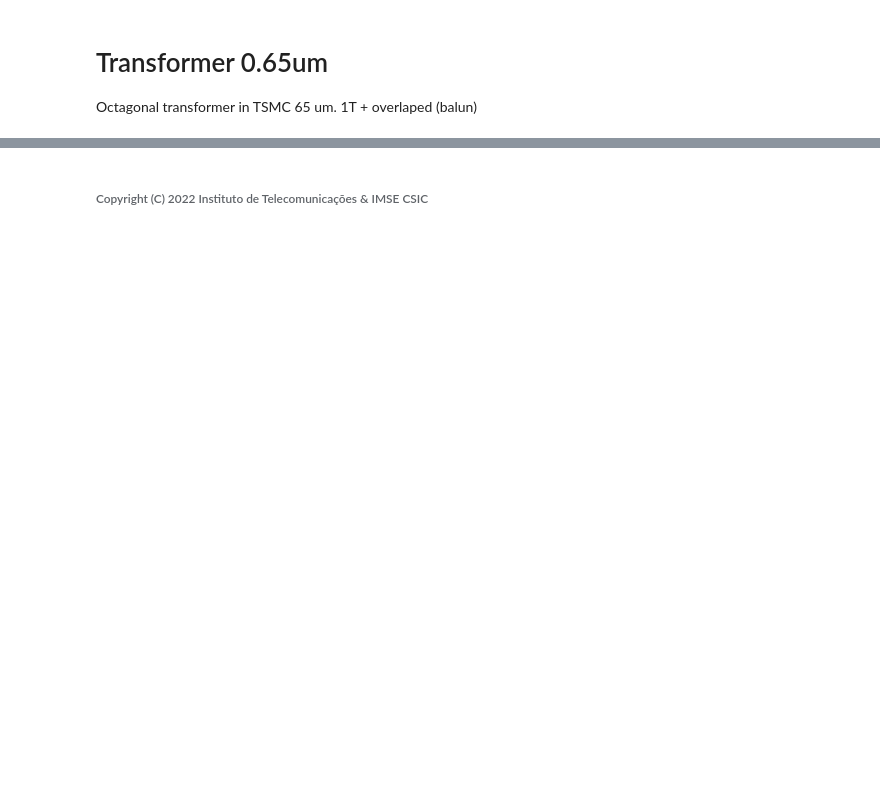
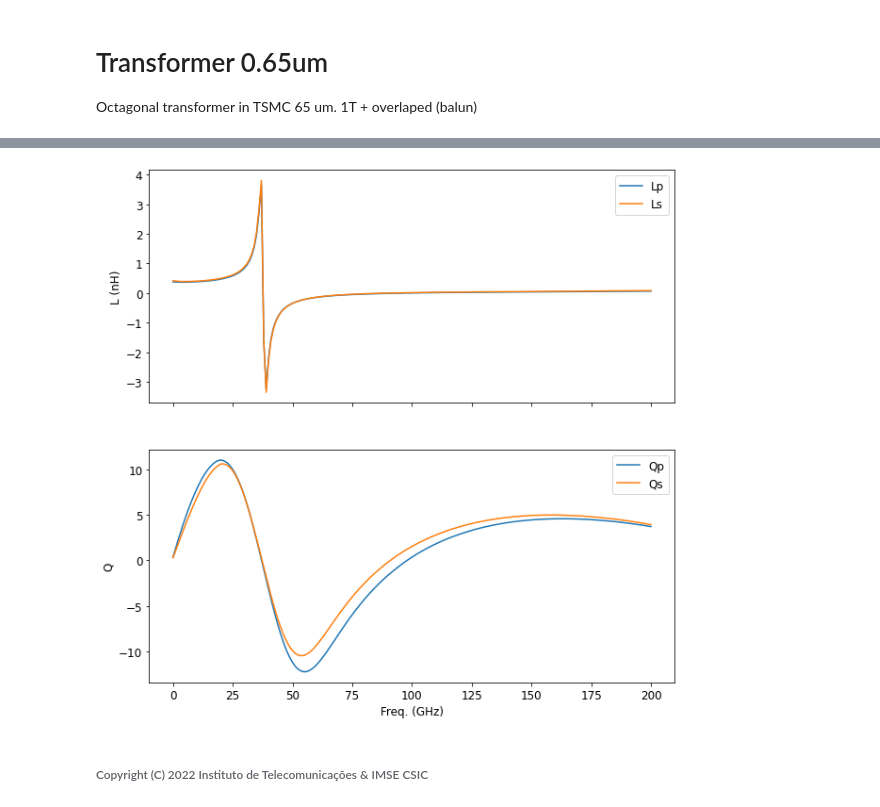
Before and after one commit to nunocclourenco/pacosyt, a Jupyter notebook: notebooks/models_transf_balun_srf38.ipynb, the cells around one changed output, grey strips where cells are left out. Saved outputs shown, nothing was run; the diff lists cells and outputs as text; code cells hidden in the pictures; blank space fills up the shorter version.

```diff
--- a/notebooks/models_transf_balun_srf38.ipynb
+++ b/notebooks/models_transf_balun_srf38.ipynb
@@ -78,9 +91,11 @@ with open("../PASSIVES_RBF_TRANSF_BALUN_28G_SRF38_v1.model",'wb') as outfile:
 # %%
 from models import PassivesModel
 
-tranf_model = PassivesModel("../PASSIVES_RBF_TRANSF_BALUN_28G_SRF38_v1.model")
-resp, resp_arg = tranf_model.simulate(np=1, ns=1, dinp=117, wp=7, dins=40, ws=12)
+tranf_model = PassivesModel("../../em-model/PASSIVES_RBF_TRANSF_BALUN_28G_SRF38_v1.model")
+resp, resp_arg = tranf_model.simulate(np=2, ns=2, dinp=45, wp=5, dins=45, ws=5)
 tranf_model.save(sri_fname="../test_out_in.sri", lq_fname= "../test_out_in.out")
 tranf_model.plot()
+# %% [output]
+[figure, added]
 # %% [markdown]
 ###### Copyright (C) 2022 Instituto de Telecomunicações & IMSE CSIC
```
Also changed, not shown: parts of 1 cell of this notebook, 1 other file.
